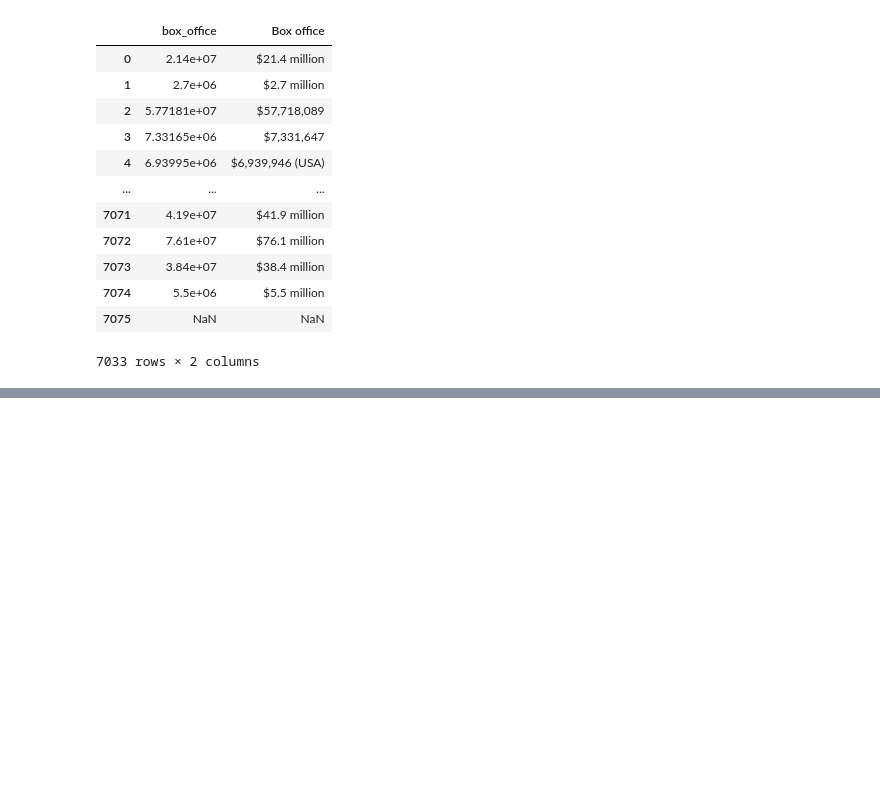
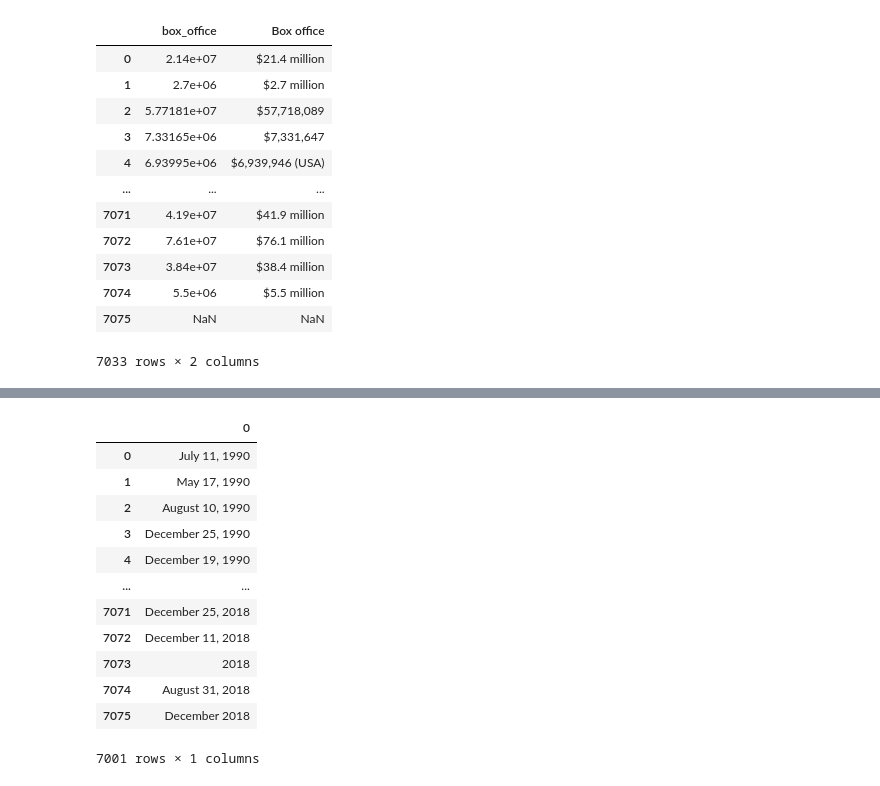
Before and after one commit to ines-tb/movies-etl, a Jupyter notebook: moviesETL.ipynb, the cells around one changed output, grey strips where cells are left out. Drawn from its saved outputs; the diff is of its cells as text; code cells hidden in the pictures; blank space fills up the shorter version.

```diff
--- a/moviesETL.ipynb
+++ b/moviesETL.ipynb
@@ -704,0 +739,7 @@ wikiMoviesDF.drop('Box office', axis=1, inplace=True)
+# %%
+# Remove citation references (numbers in square brackes)
+budget = budget.str.replace(r"\[\d+\]\s*", "")
+# Check remaining unmatching values
+matchesFromOne = budget.str.contains(formOne,flags = re.IGNORECASE)
+matchesFromTwo = budget.str.contains(formTwo,flags = re.IGNORECASE)
+budget[~matchesFromOne & ~matchesFromTwo]
@@ -704,0 +764,7 @@ wikiMoviesDF.drop('Box office', axis=1, inplace=True)
+# %%
+# Apply the function and assign to a new column in wikiMoviesDF
+wikiMoviesDF["budget"] = budget.str.extract(f"({formOne}|{formTwo})", flags=re.IGNORECASE)[0].apply(parseDollars)
+# Check resultant column
+# wikiMoviesDF[(wikiMoviesDF["budget"].isnull()) & (wikiMoviesDF["Budget"].notnull())]
+print(wikiMoviesDF["Budget"].notnull().count())
+print(wikiMoviesDF["budget"].notnull().count())
@@ -704,0 +806,17 @@ wikiMoviesDF.drop('Box office', axis=1, inplace=True)
+# %%
+# Extract function gets data that match a given regex into a DataFrame
+releaseDate.str.extract(f"({dateFormOne}|{dateFormTwo}|{dateFormThree}|{dateFormFour})")
+# %% [output]
+|  | 0 |
+| 0 | July 11, 1990 |
+| 1 | May 17, 1990 |
+| 2 | August 10, 1990 |
+| 3 | December 25, 1990 |
+| 4 | December 19, 1990 |
+| ... | ... |
+| 7071 | December 25, 2018 |
+| 7072 | December 11, 2018 |
+| 7073 | 2018 |
+| 7074 | August 31, 2018 |
+| 7075 | December 2018 |
+7001 rows × 1 columns
```
Also changed, not shown: parts of 22 cells of this notebook.
